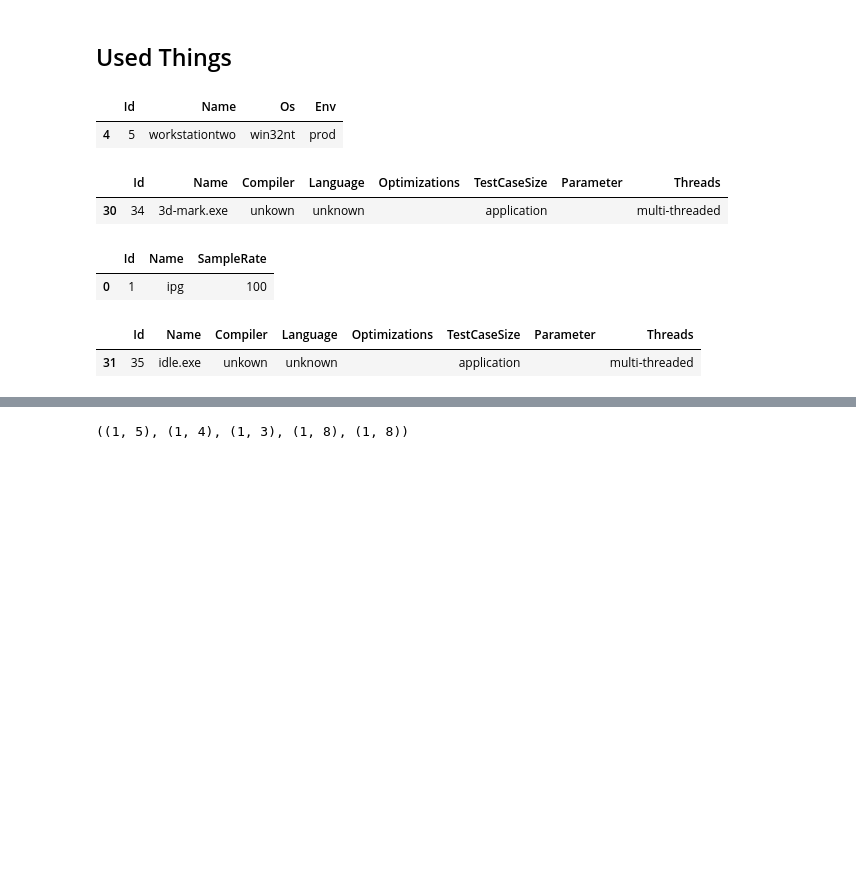
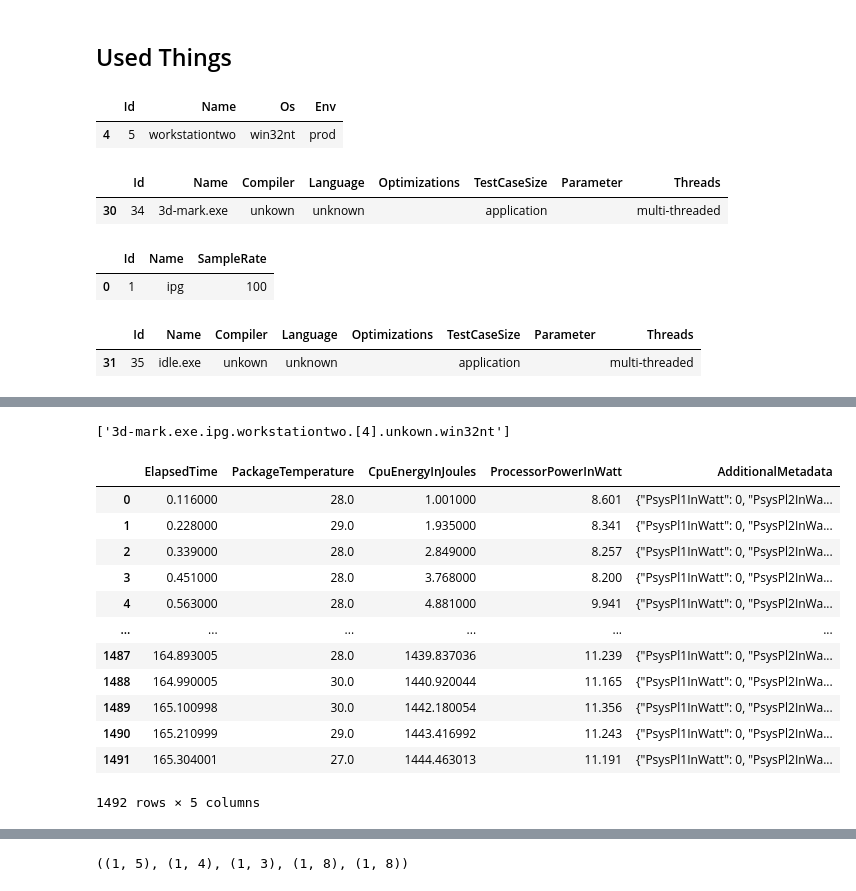
Before and after one commit to KuskIV/BDEnergy, a Jupyter notebook: analytics/result-analysis.ipynb, the cells around one changed output, grey strips where cells are left out. Drawn from its saved outputs; the diff is of its cells as text; code cells hidden in the pictures; blank space fills up the shorter version.

```diff
--- a/analytics/result-analysis.ipynb
+++ b/analytics/result-analysis.ipynb
@@ -21,7 +21,7 @@ db = DatabaseConnection()
 Connected to MySQL Server version  8.0.32-24
 # %%
 measurements_used = 2000
-time_series_used = 25
+time_series_used = 4
 # energy_per_time = 1000
 generate_graphs = False
 show_plots = True
@@ -134,8 +134,8 @@ if exp_name == "measuring_instrument":
     ]
 
     used_mi_names = [
-        # ipg, scaphandre, lhm, plug, rapl, clamp, rapl
-        ipg
+        ipg, scaphandre, lhm, plug, rapl, clamp, rapl
+        # ipg
         # rapl
         # clamp
         # ipg, clamp, plug, lhm, rapl #, lhm, scaphandre, # plug, rapl
@@ -293,13 +293,13 @@ if exp_name == 'app':
     ]
 
     used_allocated_cores = [
-        # ['4'],
+        ['4'],
         # ['4', '3'],
         # ['4', '3', '2'],
         # ['4', '3', '2', '1'],
         # ['4', '3', '2', '1', '5'],
         # ['4', '3', '2', '1', '5', '0'],
-        ['4', '3', '2', '1', '5', '0', '8'],
+        # ['4', '3', '2', '1', '5', '0', '8'],
         # ['4', '3', '2', '1', '5', '0', '8', '7'],
         # ['4', '3', '2', '1', '5', '0', '8', '7', '6'],
         # ['4', '3', '2', '1', '5', '0', '8', '7', '6', '9'],
@@ -546,0 +530,4 @@ for a,b in zip(time, power):
+# %%
+list(time_series.keys())
+# %% [output]
+['3d-mark.exe.ipg.workstationtwo.[4].unkown.win32nt']
@@ -547,3 +542,19 @@ for a,b in zip(time, power):
+# %%
+time_series[key][1]
+# %% [output]
+|  | ElapsedTime | PackageTemperature | CpuEnergyInJoules | ProcessorPowerInWatt | AdditionalMetadata |
+| 0 | 0.116000 | 28.0 | 1.001000 | 8.601 | {"PsysPl1InWatt": 0, "PsysPl2InWa... |
+| 1 | 0.228000 | 29.0 | 1.935000 | 8.341 | {"PsysPl1InWatt": 0, "PsysPl2InWa... |
+| 2 | 0.339000 | 28.0 | 2.849000 | 8.257 | {"PsysPl1InWatt": 0, "PsysPl2InWa... |
+| 3 | 0.451000 | 28.0 | 3.768000 | 8.200 | {"PsysPl1InWatt": 0, "PsysPl2InWa... |
+| 4 | 0.563000 | 28.0 | 4.881000 | 9.941 | {"PsysPl1InWatt": 0, "PsysPl2InWa... |
+| ... | ... | ... | ... | ... | ... |
+| 1487 | 164.893005 | 28.0 | 1439.837036 | 11.239 | {"PsysPl1InWatt": 0, "PsysPl2InWa... |
+| 1488 | 164.990005 | 30.0 | 1440.920044 | 11.165 | {"PsysPl1InWatt": 0, "PsysPl2InWa... |
+| 1489 | 165.100998 | 30.0 | 1442.180054 | 11.356 | {"PsysPl1InWatt": 0, "PsysPl2InWa... |
+| 1490 | 165.210999 | 29.0 | 1443.416992 | 11.243 | {"PsysPl1InWatt": 0, "PsysPl2InWa... |
+| 1491 | 165.304001 | 27.0 | 1444.463013 | 11.191 | {"PsysPl1InWatt": 0, "PsysPl2InWa... |
+1492 rows × 5 columns
 # %%
 for key in time_series.keys():
     print(key)
```
Also changed, not shown: parts of 17 cells of this notebook, 12 other files.
